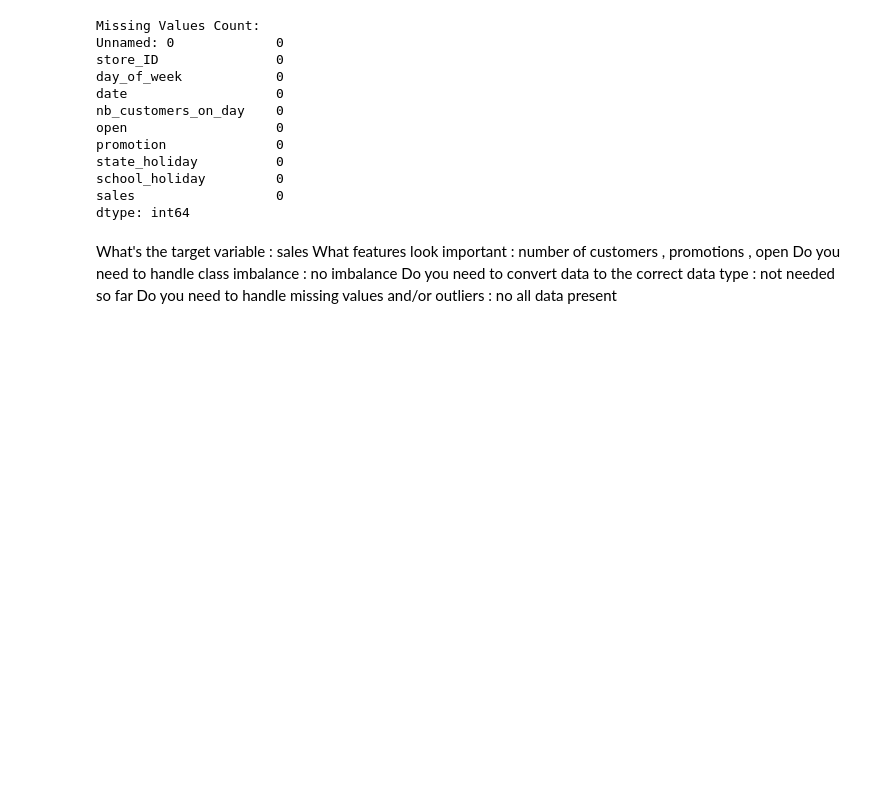
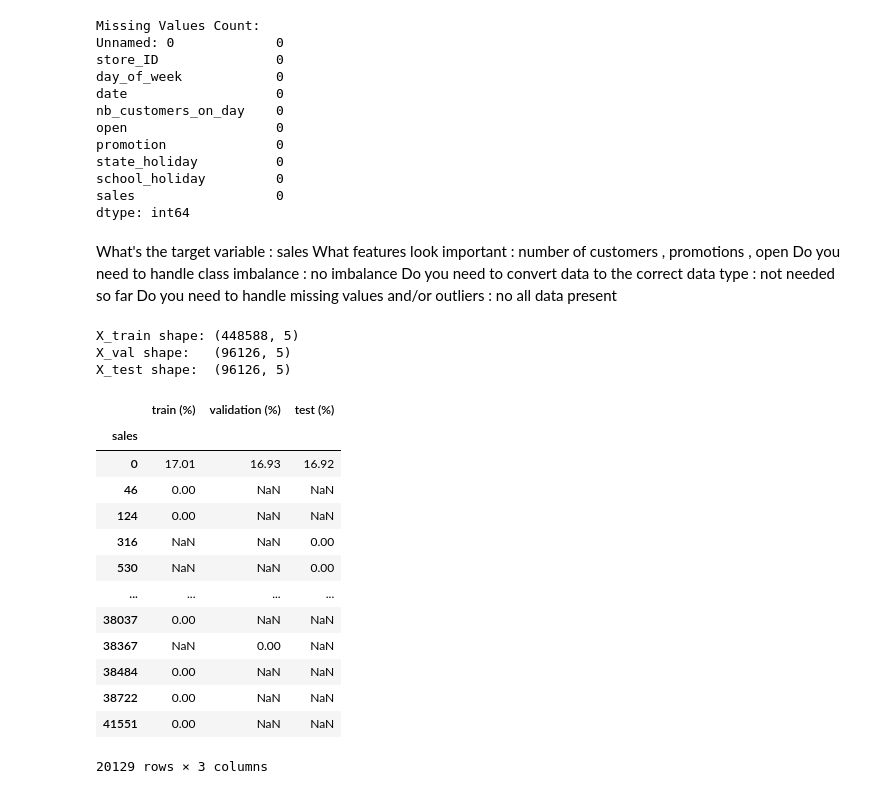
Before and after one commit to ivanmatteuzzi/challenge_group1, a Jupyter notebook: notebooks/01_EDA.ipynb, the cells around one changed output. Cells and saved outputs as stored; diff of their text form; code cells hidden in the pictures; blank space fills up the shorter version.

```diff
--- a/notebooks/01_EDA.ipynb
+++ b/notebooks/01_EDA.ipynb
@@ -142,0 +163,48 @@ Do you need to handle missing values and/or outliers : no all data present
+# %%
+X = df.drop(columns=['Unnamed: 0', 'store_ID', 'day_of_week', 'school_holiday', 'sales'])
+y = df['sales']
+# %%
+X_train, X_temp, y_train, y_temp = train_test_split(
+    X,
+    y,
+    test_size=0.30,
+    random_state=42
+)
+
+X_val, X_test, y_val, y_test = train_test_split(
+    X_temp,
+    y_temp,
+    test_size=0.50,
+    random_state=42
+)
+# %%
+print('X_train shape:', X_train.shape)
+print('X_val shape:  ', X_val.shape)
+print('X_test shape: ', X_test.shape)
+# %% [output]
+X_train shape: (448588, 5)
+X_val shape:   (96126, 5)
+X_test shape:  (96126, 5)
+# %%
+split_class_balance = pd.DataFrame({
+    'train (%)': (y_train.value_counts(normalize=True) * 100).round(2),
+    'validation (%)': (y_val.value_counts(normalize=True) * 100).round(2),
+    'test (%)': (y_test.value_counts(normalize=True) * 100).round(2)
+})
+
+split_class_balance
+# %% [output]
+|  | train (%) | validation (%) | test (%) |
+| sales |  |  |  |
+| 0 | 17.01 | 16.93 | 16.92 |
+| 46 | 0.00 | NaN | NaN |
+| 124 | 0.00 | NaN | NaN |
+| 316 | NaN | NaN | 0.00 |
+| 530 | NaN | NaN | 0.00 |
+| ... | ... | ... | ... |
+| 38037 | 0.00 | NaN | NaN |
+| 38367 | NaN | 0.00 | NaN |
+| 38484 | 0.00 | NaN | NaN |
+| 38722 | 0.00 | NaN | NaN |
+| 41551 | 0.00 | NaN | NaN |
+20129 rows × 3 columns
```
Also changed, not shown: parts of 14 cells of this notebook.
